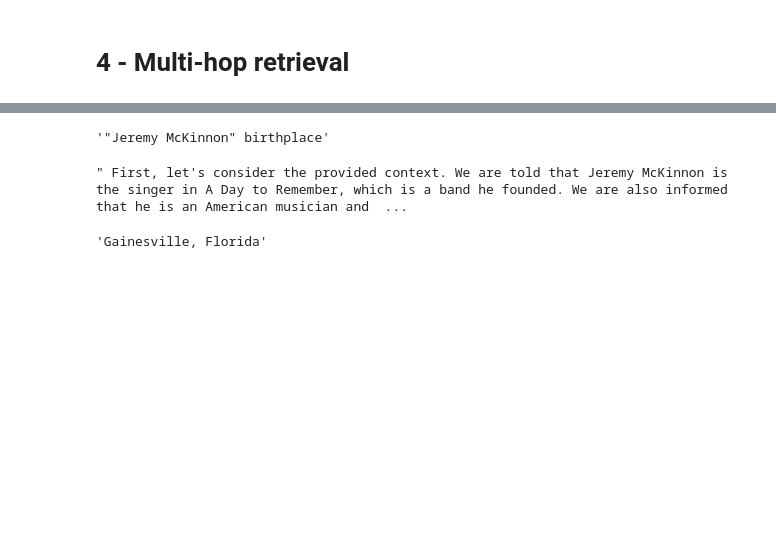
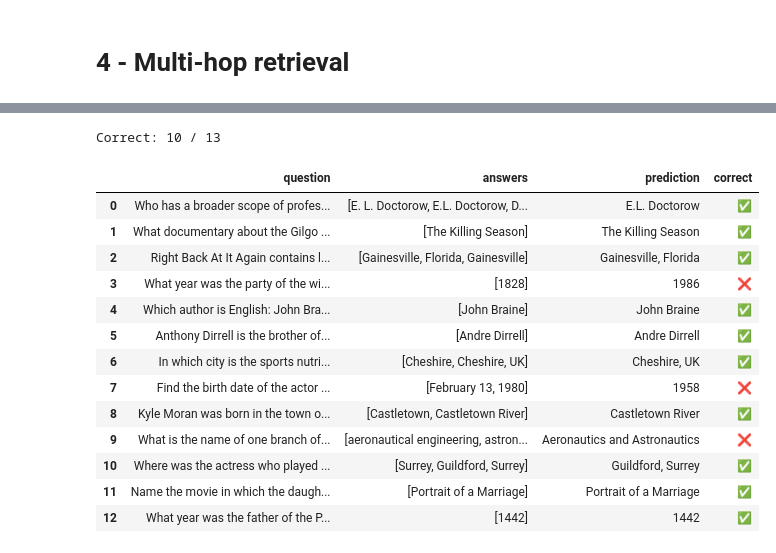
Before and after one commit to lucabeetz/dsp, a Jupyter notebook: intro_lc.ipynb, the cells around one changed output, grey strips where cells are left out. Cells and saved outputs as stored; diff of their text form; code cells hidden in the pictures; blank space fills up the shorter version.

```diff
--- a/intro_lc.ipynb
+++ b/intro_lc.ipynb
@@ -337,8 +315,3 @@ completion_second_hop
-# %%
-retrieval_question_second_hop = completion_second_hop.split('\n')[-1].split(':')[-1].strip()
-retrieval_question_second_hop
-# %% [output]
-'"Jeremy McKinnon" birthplace'
 # %%
 prefix = """
 Answer questions with short factoid answers.
@@ -367,9 +340,6 @@ Question: {question}
 
 Rationale: Let's think step by step."""
 
-context = rm(retrieval_question_second_hop, k=2)
-context = format_context_for_prompt(context)
-
 rationale_prompt = FewShotPromptTemplate(
     examples=train,
     example_prompt=example_prompt,
@@ -379,14 +349,42 @@ rationale_prompt = FewShotPromptTemplate(
     example_separator=''
 )
 
-chain = LLMChain(llm=llm, prompt=rationale_prompt)
-final_completion = chain.run(context=context, question=dev[2]['question'])
+answer_chain = LLMChain(llm=llm, prompt=rationale_prompt)
-# %%
-final_completion
-# %% [output]
-" First, let's consider the provided context. We are told that Jeremy McKinnon is the singer in A Day to Remember, which is a band he founded. We are also informed that he is an American musician and  ...
-# %%
-answer = final_completion.split('\n')[-1].split(':')[-1].strip()
-answer
-# %% [output]
-'Gainesville, Florida'
+# %%
+def run_multihop_chain(question):
+    context = []
+
+    # Get first hop retrieval question and context
+    first_hop_completion = first_hop_chain.run(question=question)
+    retrieval_question_first_hop = extract_last_line(first_hop_completion)
+    context.extend(rm(retrieval_question_first_hop, k=2))
+
+    # Get second hop retrieval question and context
+    second_hop_completion = followup_hop_chain.run(context=format_context(context), question=question)
+    retrieval_question_second_hop = extract_last_line(second_hop_completion)
+
+    context.extend(rm(retrieval_question_second_hop, k=2))
+
+    # Get final answer
+    final_completion = answer_chain.run(context=format_context(context), question=question)
+    answer = extract_last_line(final_completion)
+
+    return answer
+# %%
+evaluate(run_multihop_chain, dev)
+# %% [output]
+Correct: 10 / 13
+|  | question | answers | prediction | correct |
+| 0 | Who has a broader scope of profes... | [E. L. Doctorow, E.L. Doctorow, D... | E.L. Doctorow | ✅ |
+| 1 | What documentary about the Gilgo ... | [The Killing Season] | The Killing Season | ✅ |
+| 2 | Right Back At It Again contains l... | [Gainesville, Florida, Gainesville] | Gainesville, Florida | ✅ |
+| 3 | What year was the party of the wi... | [1828] | 1986 | ❌ |
+| 4 | Which author is English: John Bra... | [John Braine] | John Braine | ✅ |
+| 5 | Anthony Dirrell is the brother of... | [Andre Dirrell] | Andre Dirrell | ✅ |
+| 6 | In which city is the sports nutri... | [Cheshire, Cheshire, UK] | Cheshire, UK | ✅ |
+| 7 | Find the birth date of the actor ... | [February 13, 1980] | 1958 | ❌ |
+| 8 | Kyle Moran was born in the town o... | [Castletown, Castletown River] | Castletown River | ✅ |
+| 9 | What is the name of one branch of... | [aeronautical engineering, astron... | Aeronautics and Astronautics | ❌ |
+| 10 | Where was the actress who played ... | [Surrey, Guildford, Surrey] | Guildford, Surrey | ✅ |
+| 11 | Name the movie in which the daugh... | [Portrait of a Marriage] | Portrait of a Marriage | ✅ |
+| 12 | What year was the father of the P... | [1442] | 1442 | ✅ |
```
Also changed, not shown: parts of 16 cells of this notebook.
